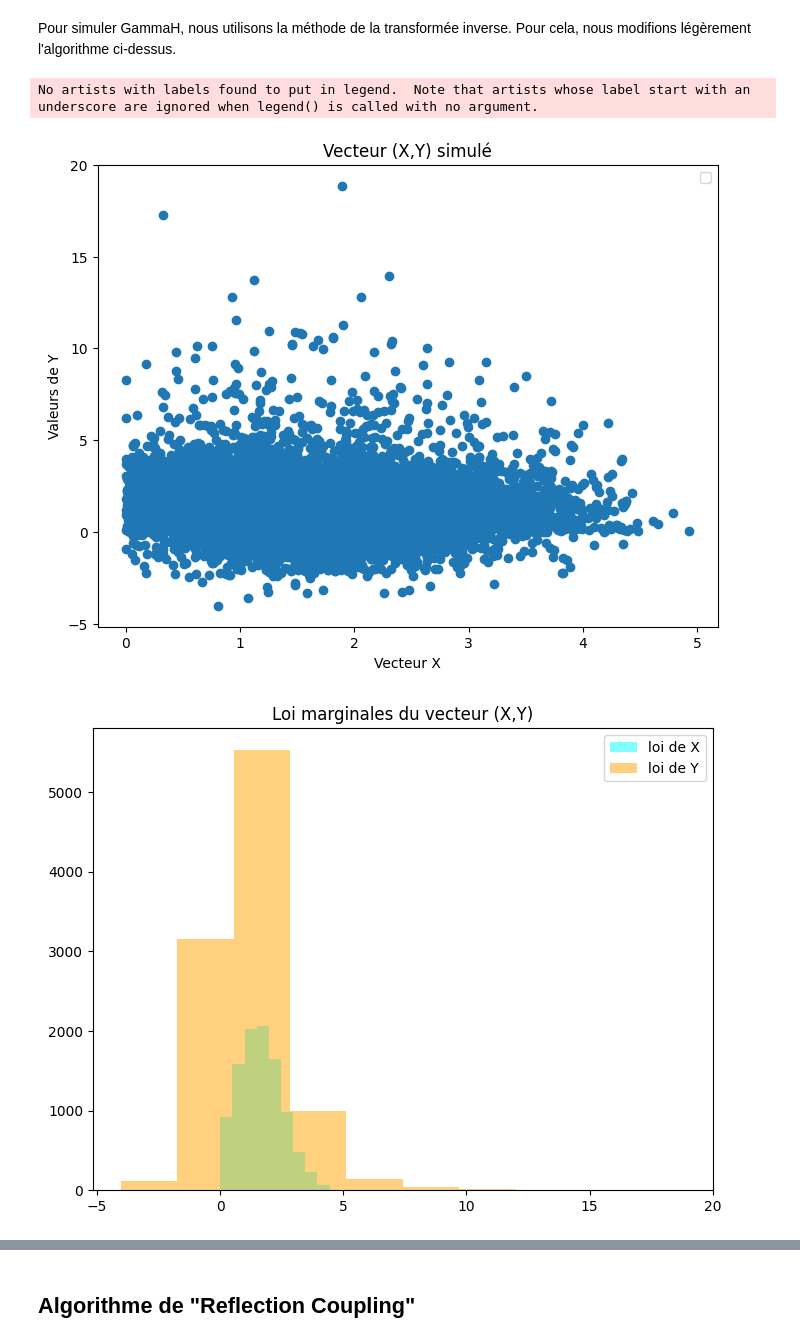
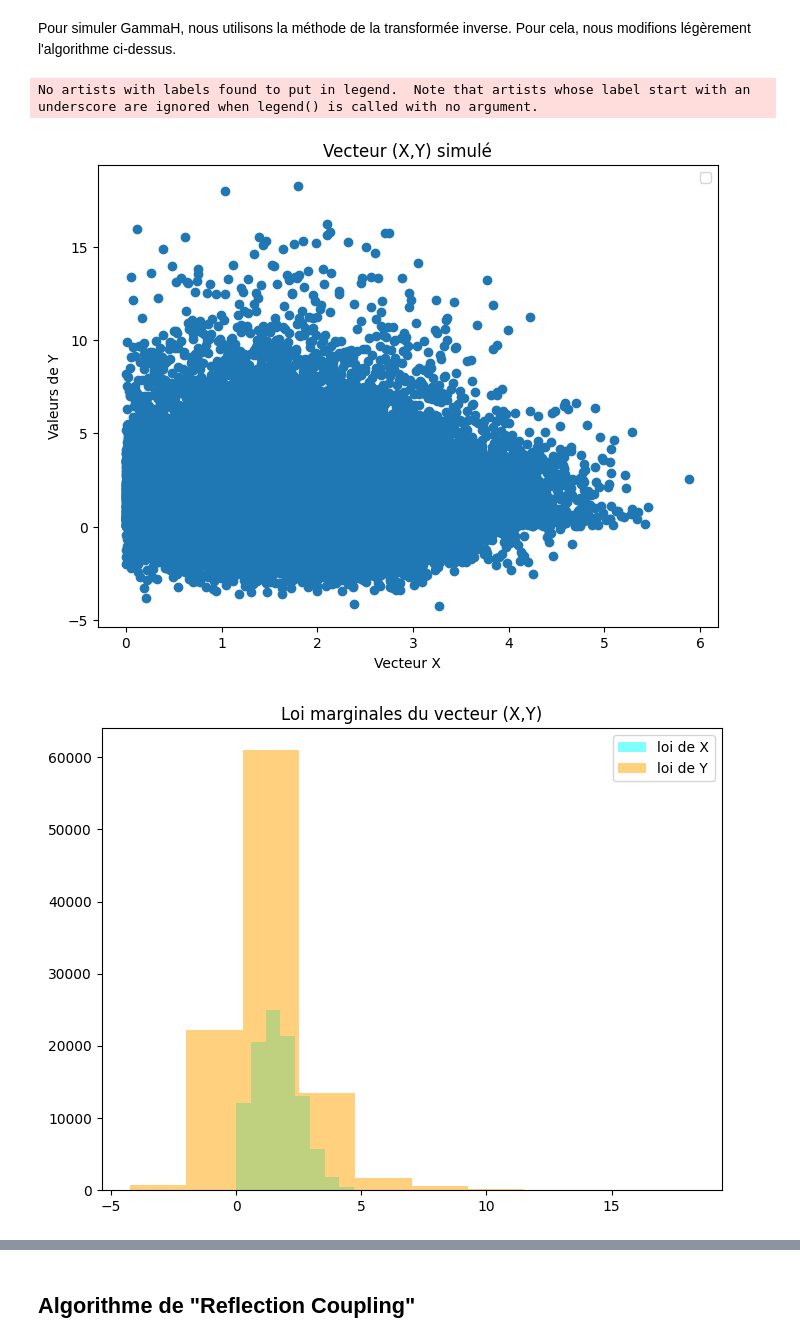
Before and after one commit to AugustinCablant/Monte-Carlo-project, a Jupyter notebook: notebook.ipynb, the cells around one changed output, grey strips where cells are left out. Saved outputs shown, nothing was run; the diff lists cells and outputs as text; code cells hidden in the pictures.

```diff
--- a/notebook.ipynb
+++ b/notebook.ipynb
@@ -192,37 +192,37 @@ def RejectionCoupling_application(p, q, pH, qH, M_p, M_q):
     X2, Y2 = p.rvs(), q.rvs()
     return (AX * X1 + (1-AX) * X2, AY * Y1 + (1-AY) * Y2, temps_acceptation)
 # %%
-n = 10**4  #nombre de simulations
+n = 10**5  #nombre de simulations
 Mp, Mq = np.sqrt(2 / np.pi) * np.exp(2), np.sqrt(2 / np.pi) * np.exp(2)
 p, q = stats.norm(), stats.norm()
 pH, qH = stats.expon(scale = 1/2), stats.expon(scale = 1/2)
 
 valeurs_de_X = []
 valeurs_de_Y = []
 temps_acceptation = []
 for _ in tqdm(range(n)):
     X, Y, temps = RejectionCoupling_application(p, q, pH, qH, Mp, Mq)
     temps_acceptation.append(temps)
     valeurs_de_X.append(X)
     valeurs_de_Y.append(Y)
 plt.figure(figsize=(8,6))
 plt.scatter(valeurs_de_X, valeurs_de_Y)
 plt.xlabel("Vecteur X")
 plt.ylabel("Valeurs de Y")
 plt.title("Vecteur (X,Y) simulé")
 plt.legend()
 plt.show()
 
 plt.figure(figsize=(8,6))
 plt.hist(valeurs_de_X, color = "cyan", alpha = 0.5, label = "loi de X")
 plt.hist(valeurs_de_Y, color = "orange", alpha = 0.5,  label = "loi de Y")
 plt.title("Loi marginales du vecteur (X,Y)")
 plt.legend()
 plt.show()
 # %% [output]
 No artists with labels found to put in legend.  Note that artists whose label start with an underscore are ignored when legend() is called with no argument.
-[figure, old version]
+[figure, new version]
-[figure, old version]
+[figure, new version]
 # %%
 # On veut calculer la probabilité que X = Y
 eps = 1e-4  # Seuil epsilon
```
Also changed, not shown: parts of 7 cells of this notebook.
